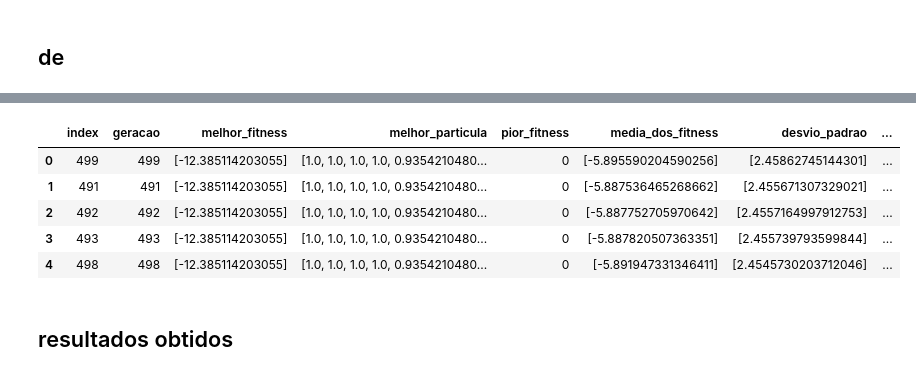
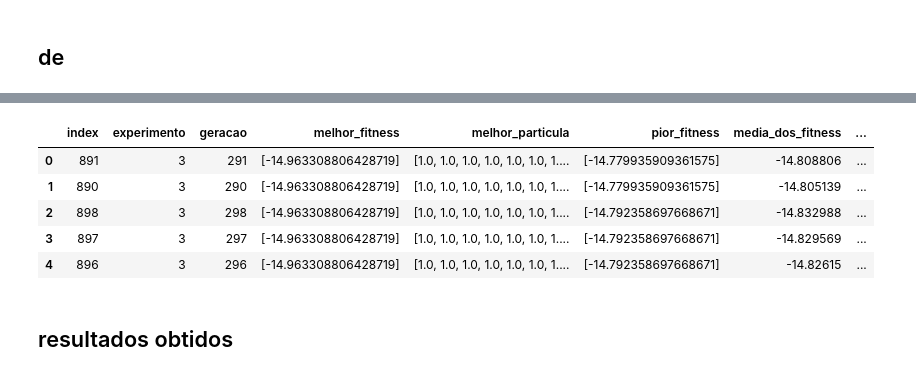
Before and after one commit to danjaca/IC-20231, a Jupyter notebook: pso_ag_de_es/g1.ipynb, the cells around one changed output, grey strips where cells are left out. Drawn from its saved outputs; the diff is of its cells as text; code cells hidden in the pictures.

```diff
--- a/pso_ag_de_es/g1.ipynb
+++ b/pso_ag_de_es/g1.ipynb
@@ -76,10 +75,12 @@ n_experiments = 30
 # Armazenar resultados
 results = []
 
+pso_final = []
+#PSO
 for exp in range(n_experiments):
     # Inicializar enxame
     #particles = np.empty((n_particles, n_dimensions))
-    #for i in range(n_particles):
+    #for i in range(n_particles):  ## gerar individuos válidos
     #    while True:
     #        particle = np.random.uniform(low=lb, high=ub, size=n_dimensions)
     #        if objective_function_with_constraints(particle) != 0:
@@ -88,15 +89,19 @@ for exp in range(n_experiments):
     particles = get_real_pop()
     personal_best_scores = np.array([objective_function_with_constraints(p) for p in particles])
 
-    velocities = np.zeros((n_particles, n_dimensions))
+    velocities = np.zeros((n_particles, n_dimensions)) #inicializar velocidades com 0
     personal_best_positions = particles.copy()
 
     # Inicializar o melhor global
     global_best_position = personal_best_positions[np.argmin(personal_best_scores)]
     global_best_score = min(personal_best_scores)
-    print('Global best score: ',global_best_score)
+
     # Loop principal
     for i in range(max_iter):
+        print(f'------------------')
+        print(f'experimento {exp+1} de {n_experiments}')
+        print(f'iteração {i+1}')
+        print(f'Global best score: {global_best_score}')
         for j in range(n_particles):
             # Atualizar velocidade
             velocities[j] = (w * velocities[j] +
@@ -124,13 +129,14 @@ for exp in range(n_experiments):
         results.append({
             'Experiment': exp+1,
             'Iteration': i+1,
-            'Best Fitness': global_best_score,
+            'Best Fitness': np.min(global_best_score),
             'Best Particle': global_best_position,
-            'Worst Fitness': max(personal_best_scores),
+            'Worst Fitness': np.max(personal_best_scores),
             'Average Fitness': np.mean(personal_best_scores),
             'Standard Deviation': np.std(personal_best_scores),
             'Median Fitness': np.median(personal_best_scores),
         })
+    pso_final.append(np.min(global_best_score))
 
 
 # Criar dataframe com os resultados
@@ -472,15 +542,15 @@ df_es.head(5)
 # %%
-df_es = df_es.sort_values('melhor_fitness', ascending=True).reset_index()
-best_es_individual = df_es.loc[0, 'melhor_particula']
-fitness_best_es_individual = df_es.loc[0, 'melhor_fitness']
-df_es.head()
+df_g_es = df_g_es.sort_values('melhor_fitness', ascending=True).reset_index()
+best_g_es_individual = df_g_es.loc[0, 'melhor_particula']
+fitness_best_es_individual = df_g_es.loc[0, 'melhor_fitness']
+df_g_es.head()
 # %% [output]
-|  | index | geracao | melhor_fitness | melhor_particula | pior_fitness | media_dos_fitness | desvio_padrao | ... |
-| 0 | 499 | 499 | [-12.385114203055] | [1.0, 1.0, 1.0, 1.0, 0.9354210480... | 0 | [-5.895590204590256] | [2.45862745144301] | ... |
-| 1 | 491 | 491 | [-12.385114203055] | [1.0, 1.0, 1.0, 1.0, 0.9354210480... | 0 | [-5.887536465268662] | [2.455671307329021] | ... |
-| 2 | 492 | 492 | [-12.385114203055] | [1.0, 1.0, 1.0, 1.0, 0.9354210480... | 0 | [-5.887752705970642] | [2.4557164997912753] | ... |
-| 3 | 493 | 493 | [-12.385114203055] | [1.0, 1.0, 1.0, 1.0, 0.9354210480... | 0 | [-5.887820507363351] | [2.455739793599844] | ... |
-| 4 | 498 | 498 | [-12.385114203055] | [1.0, 1.0, 1.0, 1.0, 0.9354210480... | 0 | [-5.891947331346411] | [2.4545730203712046] | ... |
+|  | index | experimento | geracao | melhor_fitness | melhor_particula | pior_fitness | media_dos_fitness | ... |
+| 0 | 891 | 3 | 291 | [-14.963308806428719] | [1.0, 1.0, 1.0, 1.0, 1.0, 1.0, 1.... | [-14.779935909361575] | -14.808806 | ... |
+| 1 | 890 | 3 | 290 | [-14.963308806428719] | [1.0, 1.0, 1.0, 1.0, 1.0, 1.0, 1.... | [-14.779935909361575] | -14.805139 | ... |
+| 2 | 898 | 3 | 298 | [-14.963308806428719] | [1.0, 1.0, 1.0, 1.0, 1.0, 1.0, 1.... | [-14.792358697668671] | -14.832988 | ... |
+| 3 | 897 | 3 | 297 | [-14.963308806428719] | [1.0, 1.0, 1.0, 1.0, 1.0, 1.0, 1.... | [-14.792358697668671] | -14.829569 | ... |
+| 4 | 896 | 3 | 296 | [-14.963308806428719] | [1.0, 1.0, 1.0, 1.0, 1.0, 1.0, 1.... | [-14.792358697668671] | -14.82615 | ... |
 # %% [markdown]
 ## resultados obtidos
 # %%
```
Also changed, not shown: parts of 17 cells of this notebook.
